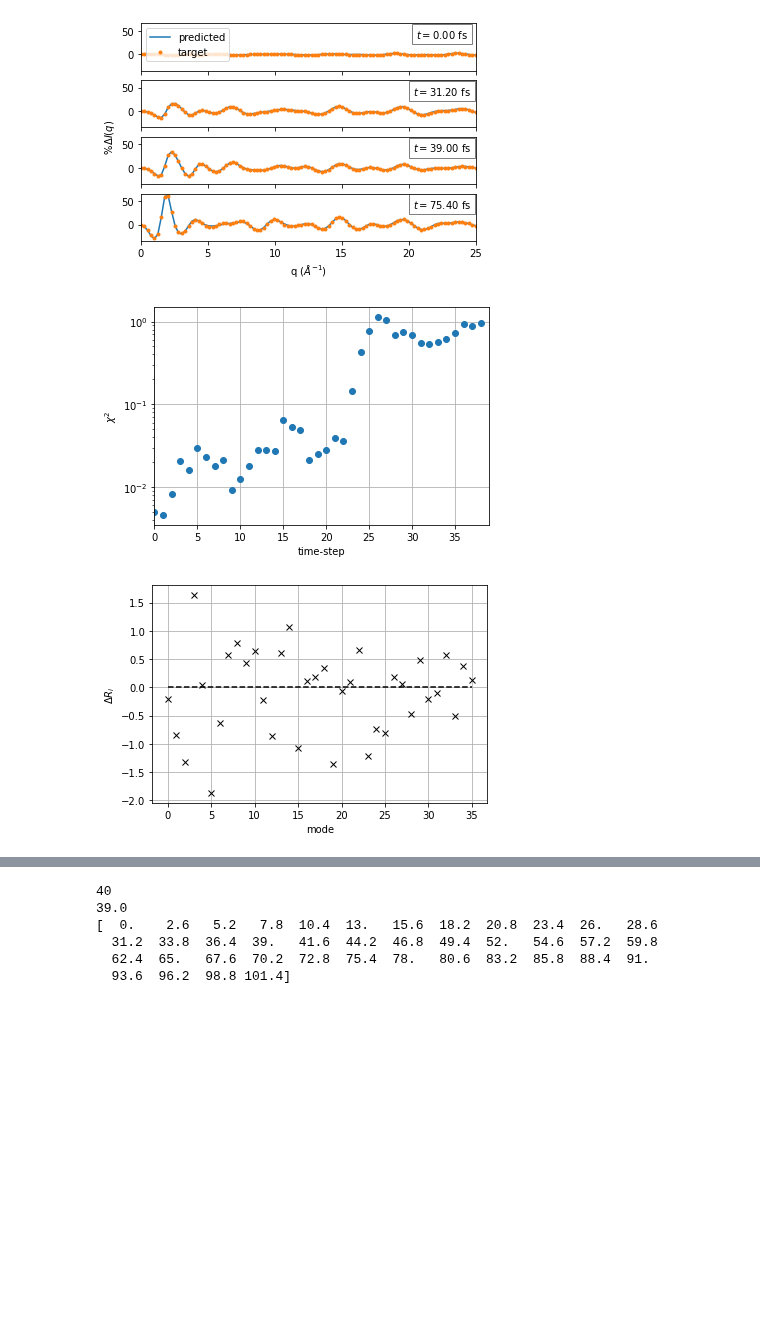
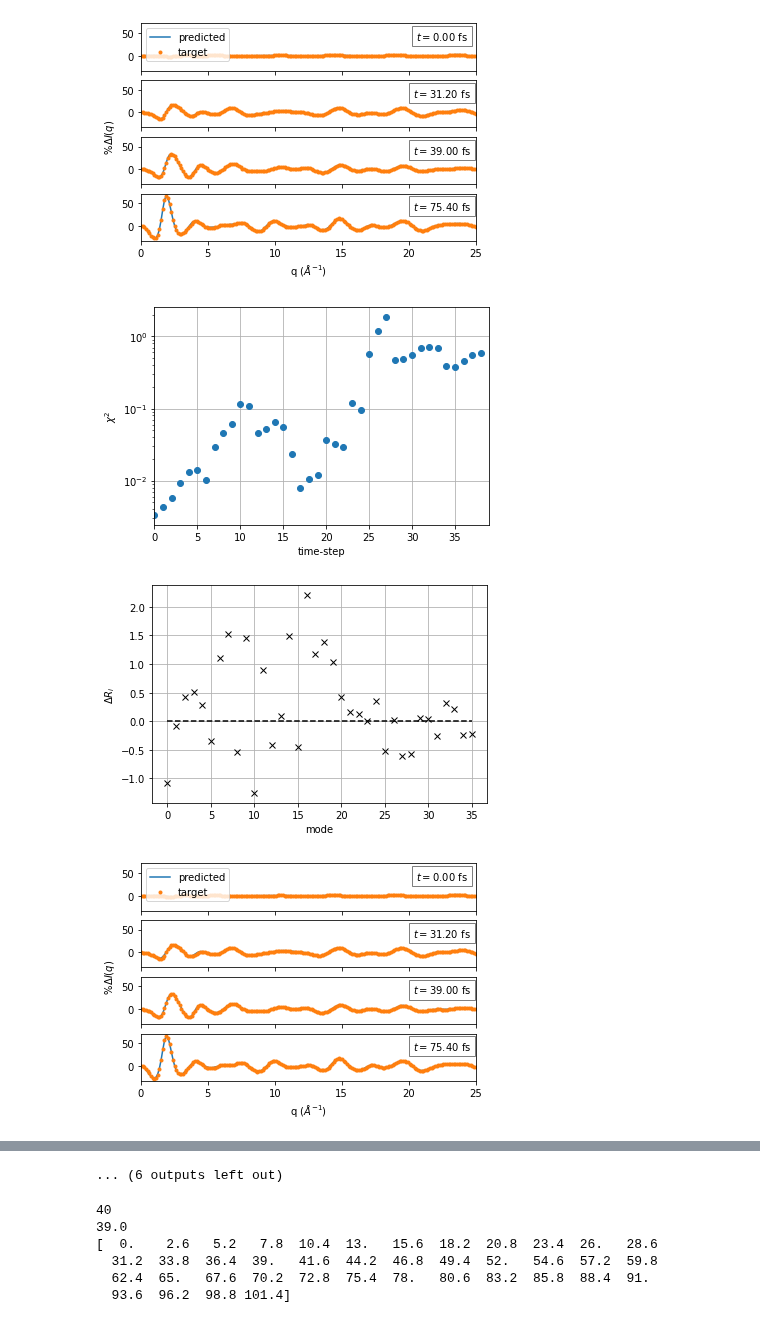
Before and after one commit to tnorthey/molecule, a Jupyter notebook: create_plots_chd.ipynb, the cells around one changed output, grey strips where cells are left out. Drawn from its saved outputs; the diff is of its cells as text; code cells hidden in the pictures; blank space fills up the shorter version.

```diff
--- a/create_plots_chd.ipynb
+++ b/create_plots_chd.ipynb
@@ -13,7 +13,7 @@ png_plot_rmsd = False
 qmax_list=[25.0]
 #N = 400
 Nt = 39
-nsteps_list = [995, 1995]
+nsteps_list = [995, 1995, 2992, 2994, 2995, 4994]
 ds = 0.2
 """
     step_size=step_size,
@@ -98,33 +98,34 @@ for qq in qmax_list:
             p.show()
 
             p.figure(2 + 3*c)
             p.semilogy(list(range(Nt)), final_chi2_array, 'o')
             p.grid()
             p.xlabel('time-step')
             p.ylabel('$\chi^2$')
             p.xlim((0, Nt))
             p.show()
             #p.legend(stepsize_list)
             if png_plot:
                 fname = ('%s_chi2_vary_stepsize_qmax_%2.1f.png' %
                       (title, qmax))
                 fname = '%s_chi2_vary_qmax.png' % title
                 p.savefig(fname, dpi=300, facecolor='w',
                         edgecolor='w', orientation='portrait',
                         format='png', transparent=False,
                         bbox_inches='tight', pad_inches=0.1,
                         metadata=None)
 
             p.figure(3 + 3*c)
             p.plot(factor_distribution, 'kx')
             p.plot(np.zeros(len(factor_distribution)), 'k--')
             p.xlabel('mode')
             p.ylabel('$\Delta R_i$')
             p.grid()
 # %% [output]
 [figure]
 [figure]
 [figure]
-[figure, old version]
+[figure, new version]
-[figure, old version]
+[figure, new version]
-[figure, old version]
+[figure, new version]
+[figure, added]
@@ -131,3 +137,4 @@ for qq in qmax_list:
+... (6 outputs left out)
 # %%
 import numpy as np
 import matplotlib.pyplot as p
```
Also changed, not shown: parts of 1 cell of this notebook, 3 other files.
